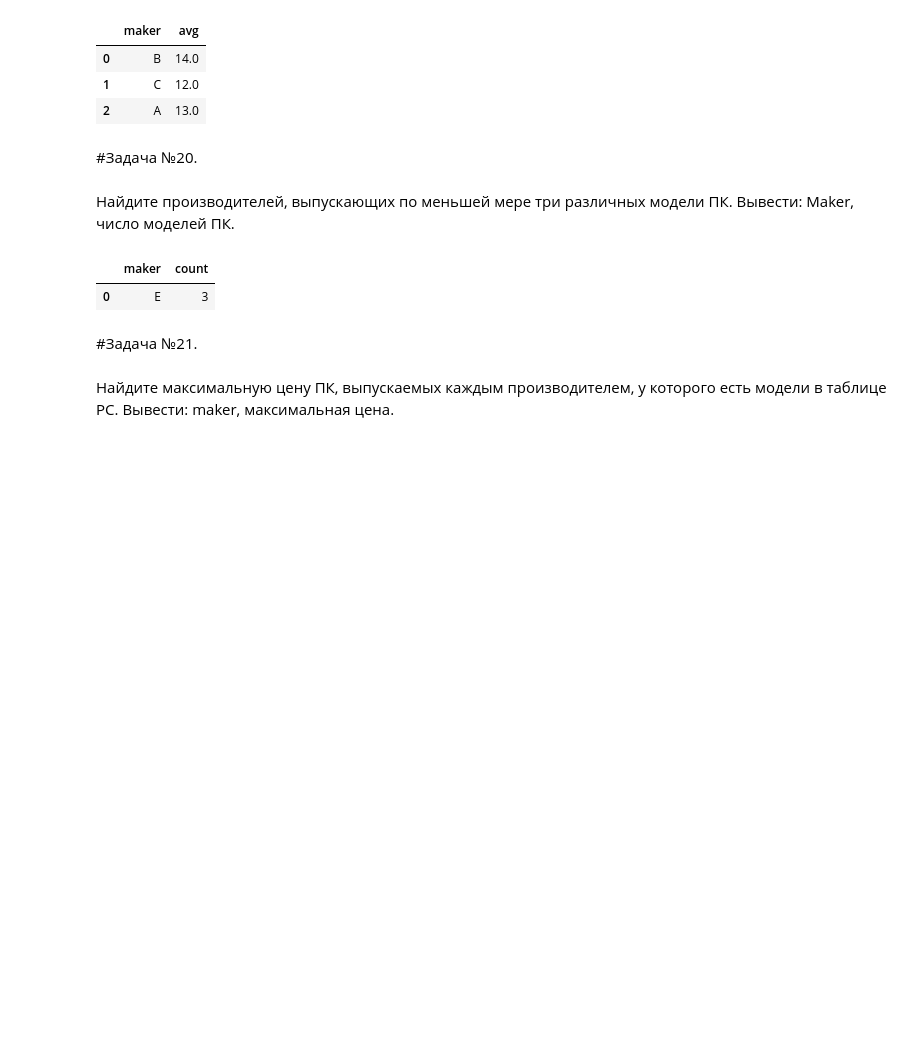
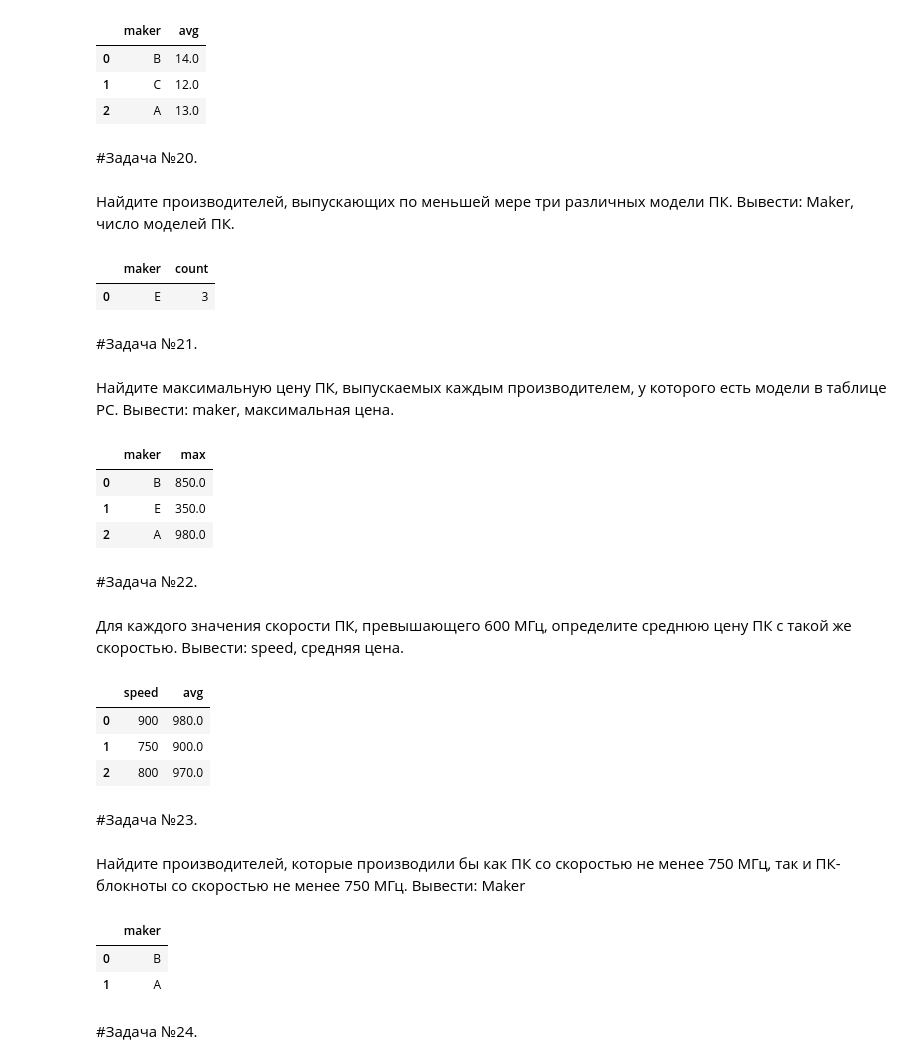
Before and after one commit to Kedrynez/Test_eLama, a Jupyter notebook: sql_ex_postgres_in_colab.ipynb, the cells around one changed output. Cells and saved outputs as stored; diff of their text form; code cells hidden in the pictures; blank space fills up the shorter version.

```diff
--- a/sql_ex_postgres_in_colab.ipynb
+++ b/sql_ex_postgres_in_colab.ipynb
@@ -396,3 +428,20 @@ select(sql)
 # %% [markdown]
 Найдите максимальную цену ПК, выпускаемых каждым производителем, у которого есть модели в таблице PC.
 Вывести: maker, максимальная цена.
+# %%
+sql="""SELECT t.maker,
+              MAX(price)
+FROM product t JOIN pc p ON t.model=p.model
+GROUP BY 1
+"""
+# %%
+select(sql)
+# %% [output]
+|  | maker | max |
+| 0 | B | 850.0 |
+| 1 | E | 350.0 |
+| 2 | A | 980.0 |
+# %% [markdown]
+#Задача №22.
+# %% [markdown]
+Для каждого значения скорости ПК, превышающего 600 МГц, определите среднюю цену ПК с такой же скоростью. Вывести: speed, средняя цена.
@@ -398,0 +455,13 @@ select(sql)
+# %%
+select(sql)
+# %% [output]
+|  | speed | avg |
+| 0 | 900 | 980.0 |
+| 1 | 750 | 900.0 |
+| 2 | 800 | 970.0 |
+# %% [markdown]
+#Задача №23.
+# %% [markdown]
+Найдите производителей, которые производили бы как ПК
+со скоростью не менее 750 МГц, так и ПК-блокноты со скоростью не менее 750 МГц.
+Вывести: Maker
@@ -398,0 +477,8 @@ select(sql)
+# %%
+select(sql)
+# %% [output]
+|  | maker |
+| 0 | B |
+| 1 | A |
+# %% [markdown]
+#Задача №24.
```
Also changed, not shown: parts of 41 cells of this notebook.
